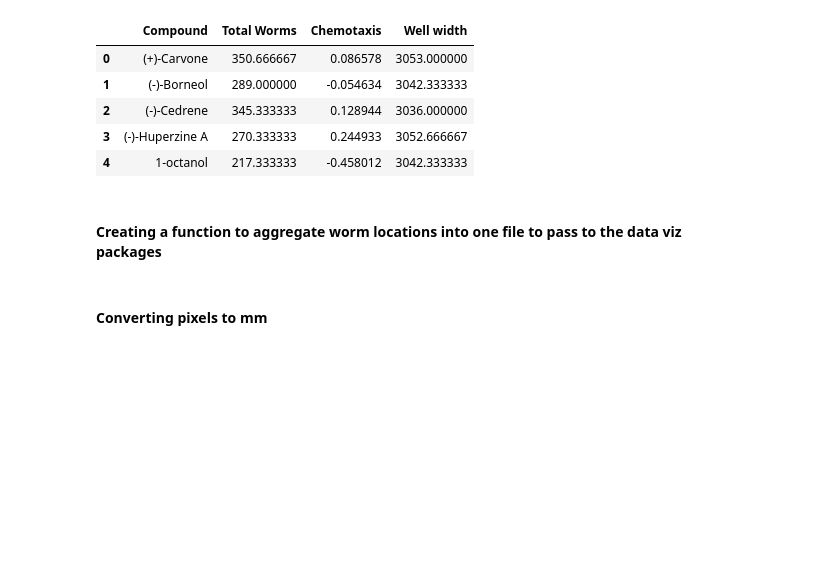
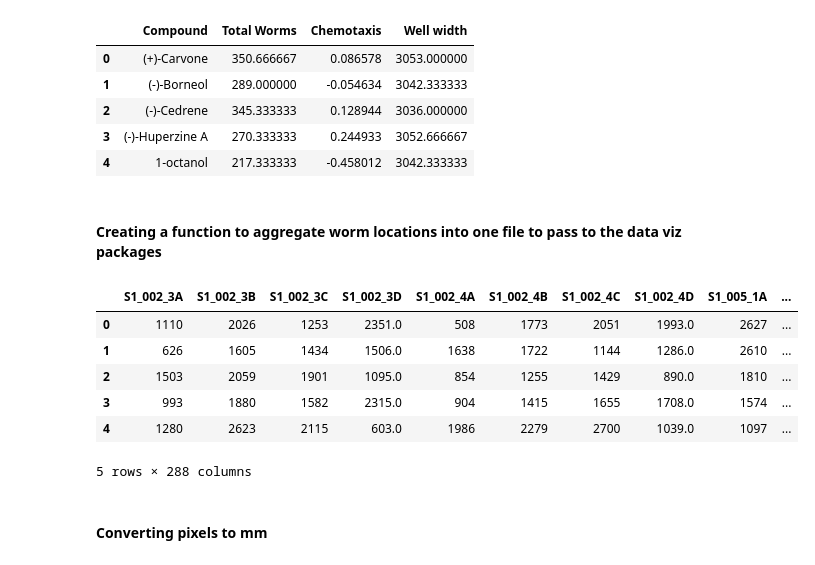
Before and after one commit to Neuroplant-Resources/Neuroplant-DataAnalysis, a Jupyter notebook: S1/S1_unblinding_dep.ipynb, the cells around one changed output. Cells and saved outputs as stored; diff of their text form; code cells hidden in the pictures; blank space fills up the shorter version.

```diff
--- a/S1/S1_unblinding_dep.ipynb
+++ b/S1/S1_unblinding_dep.ipynb
@@ -13,8 +13,8 @@ import dabest as db
 # %% [markdown]
 #### Cleaning up the metadata and unblinding the image analysis summary file
 # %%
-md = pd.read_csv('/Users/Emily/Documents/S1/metadata/S1_metadata.csv', delimiter=',', encoding='utf-8-sig')
-compound_key = pd.read_csv('/Users/Emily/Documents/S1/metadata/S1_randomized_compounds.csv', index_col=0)
+md = pd.read_csv('/Users/Emily/OneDrive - Stanford/Documents/S1/metadata/S1_metadata.csv', delimiter=',', encoding='utf-8-sig')
+compound_key = pd.read_csv('/Users/Emily/OneDrive - Stanford/Documents/S1/metadata/S1_randomized_compounds.csv', index_col=0)
 # %%
 compound_key['Plate Number'] =  compound_key['Plate Number'].str.strip().str[-1]
 md['Compound library ID'] = md['Compound library ID'].str.strip().str[-1]
@@ -70,7 +70,7 @@ md['Compound C'] = md.apply(
 md['Compound D'] = md.apply(
     lambda row: add_compoundD(row, compound_key), axis=1)
 # %%
-ia_data = pd.read_csv('/Users/Emily/Documents/S1/image_analysis/S1_All_reps.csv', index_col=0)
+ia_data = pd.read_csv('/Users/Emily/OneDrive - Stanford/Documents/S1/image_analysis/S1_All_reps.csv', index_col=0)
 ia_data = ia_data.drop(['Strain', 'Large Object'], axis=1)
 ia_data.head()
 # %% [output]
@@ -145,7 +145,7 @@ sums.head()
 #### Creating a function to aggregate worm locations into one file to pass to the data viz packages
 # %%
 #Generating a file path to dynamically read in worm location files
-wrm_locs_fldr = plb.Path('/Users/Emily/Documents/S1/image_analysis/')
+wrm_locs_fldr = plb.Path('/Users/Emily/OneDrive - Stanford/Documents/S1/image_analysis/')
 
 def get_worm_locs(row, wrms, result_dict):
 
@@ -176,3 +176,6 @@ for index, row in ia_data.iterrows():
     pooled, m = get_worm_locs(row, wrm_locs_fldr, results_dict)
     means_df.loc[idx] = row.values.tolist() + [m]
     idx += 1
+
+#Remember that Dabest requires a dataframe. Casting dict to df
+pooled_df = pd.DataFrame.from_dict(pooled)
@@ -179,3 +184,24 @@ for index, row in ia_data.iterrows():
+# %%
+#Creating a dataframe for NP manuscript supplemental table
+wide_df = pd.DataFrame()
+
+for index, row in ia_data.iterrows():
+    fname = row['File Name']
+    wellnum = row['WellNo']
+    loc_fname =  wrm_locs_fldr.joinpath('loc_' + fname + '_' + wellnum + '.csv')
+    temp = pd.read_csv(loc_fname)
+    col_name = fname + '_' + wellnum
+    wide_df[col_name] = temp['X']
+# %%
+wide_df.head()
+# %% [output]
+|  | S1_002_3A | S1_002_3B | S1_002_3C | S1_002_3D | S1_002_4A | S1_002_4B | S1_002_4C | S1_002_4D | S1_005_1A | ... |
+| 0 | 1110 | 2026 | 1253 | 2351.0 | 508 | 1773 | 2051 | 1993.0 | 2627 | ... |
+| 1 | 626 | 1605 | 1434 | 1506.0 | 1638 | 1722 | 1144 | 1286.0 | 2610 | ... |
+| 2 | 1503 | 2059 | 1901 | 1095.0 | 854 | 1255 | 1429 | 890.0 | 1810 | ... |
+| 3 | 993 | 1880 | 1582 | 2315.0 | 904 | 1415 | 1655 | 1708.0 | 1574 | ... |
+| 4 | 1280 | 2623 | 2115 | 603.0 | 1986 | 2279 | 2700 | 1039.0 | 1097 | ... |
+5 rows × 288 columns
 # %% [markdown]
 #### Converting pixels to mm
 # %%
```
Also changed, not shown: parts of 3 cells of this notebook, 4 other files.
